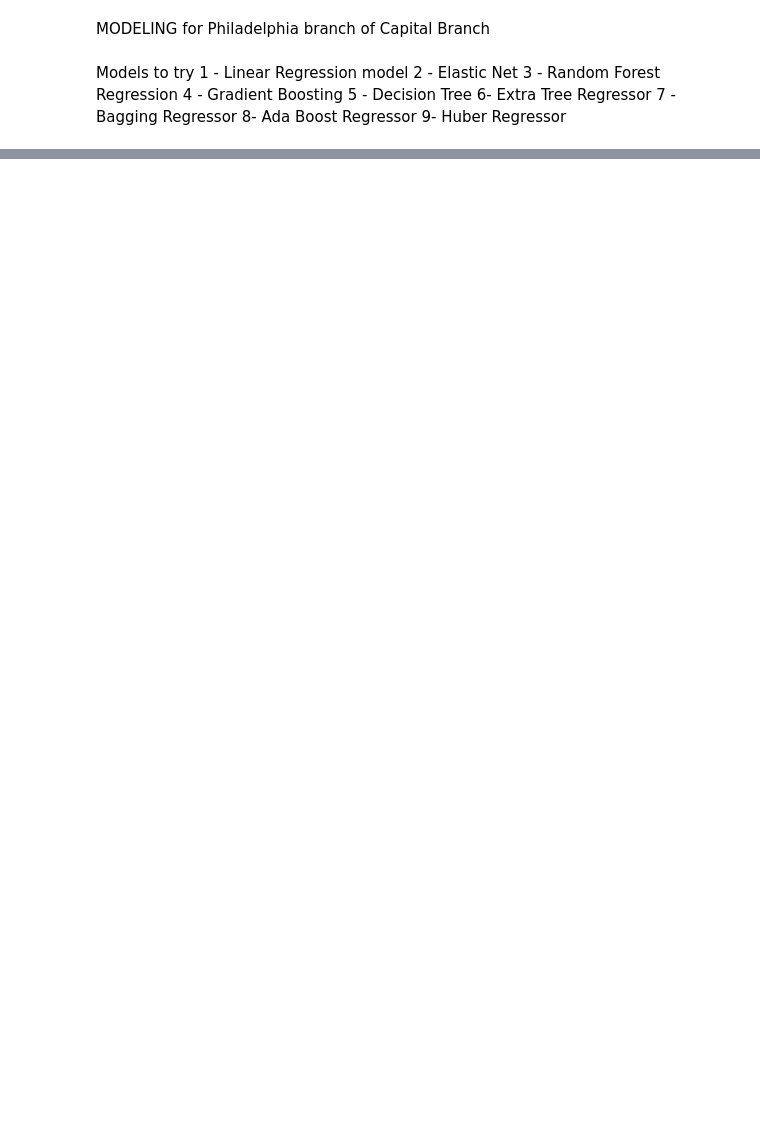
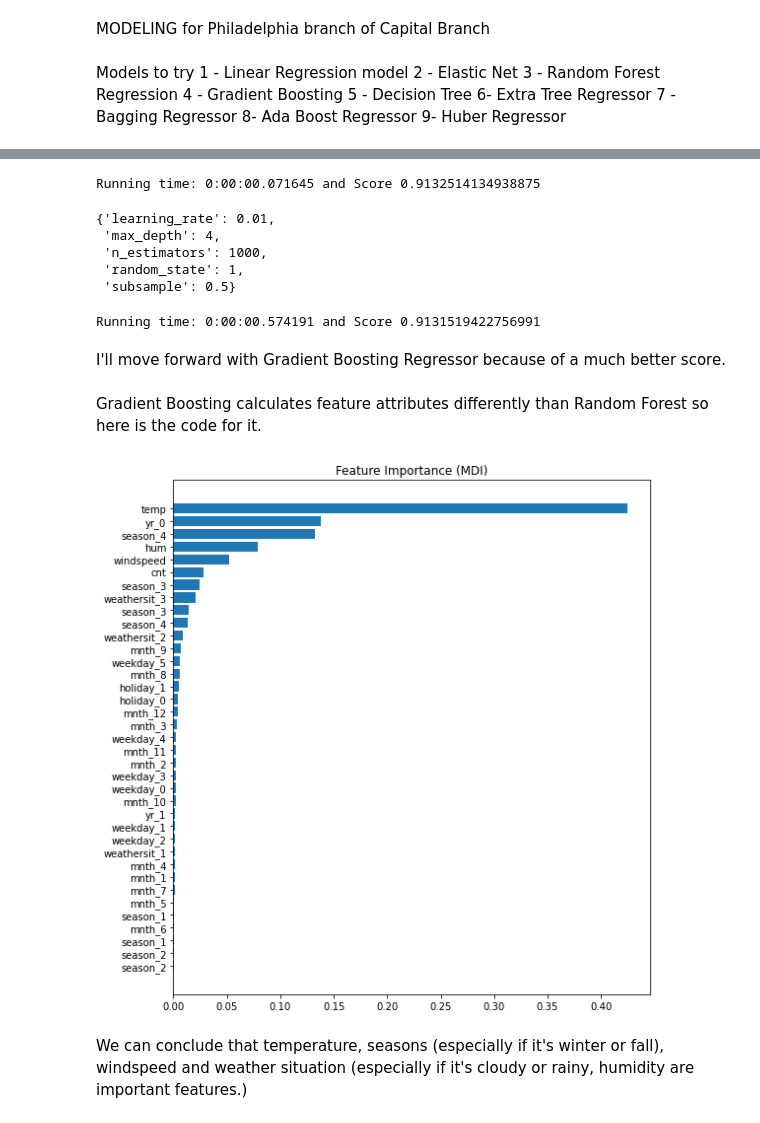
Before and after one commit to karlakum/Capstone-Two-Project, a Jupyter notebook: Notebooks/Bike - Preprocessing and Modeling.ipynb, the cells around one changed output, grey strips where cells are left out. Saved outputs shown, nothing was run; the diff lists cells and outputs as text; code cells hidden in the pictures; blank space fills up the shorter version.

```diff
--- a/Notebooks/Bike - Preprocessing and Modeling.ipynb
+++ b/Notebooks/Bike - Preprocessing and Modeling.ipynb
@@ -240,0 +383,3 @@ The mean squared error (MSE) on test set: 0.0927
+# %%
+df1.drop(columns = ['dteday', 'atemp', 'casual', 'registered', 'instant', 'workingday'], inplace = True)
+df1.head()
@@ -514,0 +487,39 @@ Name: cnt, dtype: object
+# %%
+start_time = dt.now()
+gradient = GradientBoostingRegressor()
+gradient.fit(X_train,y_train)
+y_pred = gradient.predict(X_test)
+score3 = gradient.score(X_test,y_test)
+end_time = dt.now()
+print('Running time: {} and Score {}'.format(end_time - start_time, score3))
+# %% [output]
+Running time: 0:00:00.071645 and Score 0.9132514134938875
+# %%
+search1=GridSearchCV(estimator=gradient,
+                    param_grid=search_grid,
+                    scoring='neg_mean_squared_error',
+                    n_jobs=1, cv=10)
+search1.fit(X_train, y_train)
+search1.best_params_
+# %% [output]
+{'learning_rate': 0.01,
+ 'max_depth': 4,
+ 'n_estimators': 1000,
+ 'random_state': 1,
+ 'subsample': 0.5}
+# %%
+start_time = dt.now()
+
+gradient1 = GradientBoostingRegressor(learning_rate= 0.01, max_depth= 4,
+                                     n_estimators= 1000,random_state= 1,subsample= 0.5)
+gradient1.fit(X_train,y_train)
+y_pred = gradient1.predict(X_test)
+score4= gradient1.score(X_test,y_test)
+end_time = dt.now()
+print('Running time: {} and Score {}'.format(end_time - start_time, score4 ))
+# %% [output]
+Running time: 0:00:00.574191 and Score 0.9131519422756991
+# %% [markdown]
+I'll move forward with Gradient Boosting Regressor because of a much better score.
+# %% [markdown]
+ Gradient Boosting calculates feature attributes differently than Random Forest so here is the code for it.
@@ -514,0 +536,22 @@ Name: cnt, dtype: object
+# %%
+from sklearn.inspection import permutation_importance
+#
+# Now let's determine feature importances
+#
+feature_importance = gradient1.feature_importances_
+sorted_idx = np.argsort(feature_importance)
+pos = np.arange(sorted_idx.shape[0]) + .5
+fig = plt.figure(figsize=(8, 8))
+plt.barh(pos, feature_importance[sorted_idx], align='center')
+plt.yticks(pos, np.array(scaled_df1.columns)[sorted_idx])
+plt.title('Feature Importance (MDI)')
+result = permutation_importance(gradient1, X_test, y_test, n_repeats=10,
+                                random_state=42, n_jobs=2)
+sorted_idx = result.importances_mean.argsort()
+fig.tight_layout()
+plt.show()
+# %% [output]
+[figure, added]
+# %% [markdown]
+We can conclude that temperature, seasons (especially if it's winter or fall), windspeed
+and weather situation (especially if it's cloudy or rainy, humidity are important features.)
```
Also changed, not shown: parts of 80 cells of this notebook.
